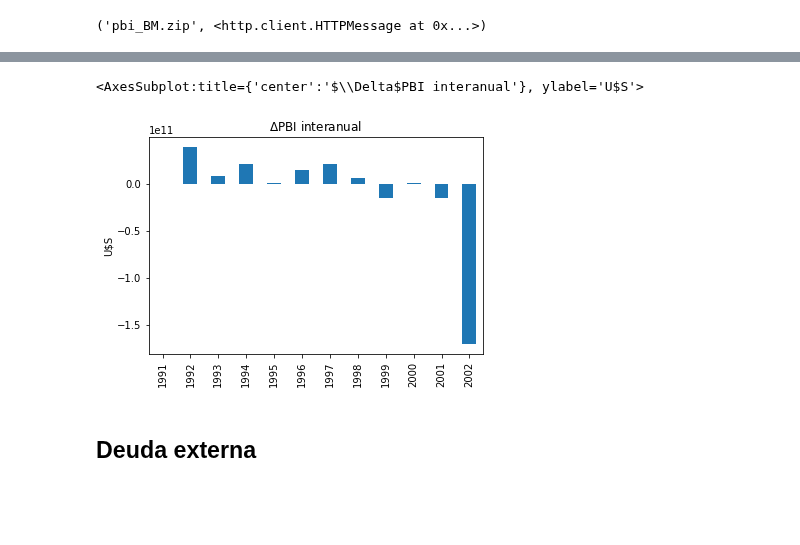
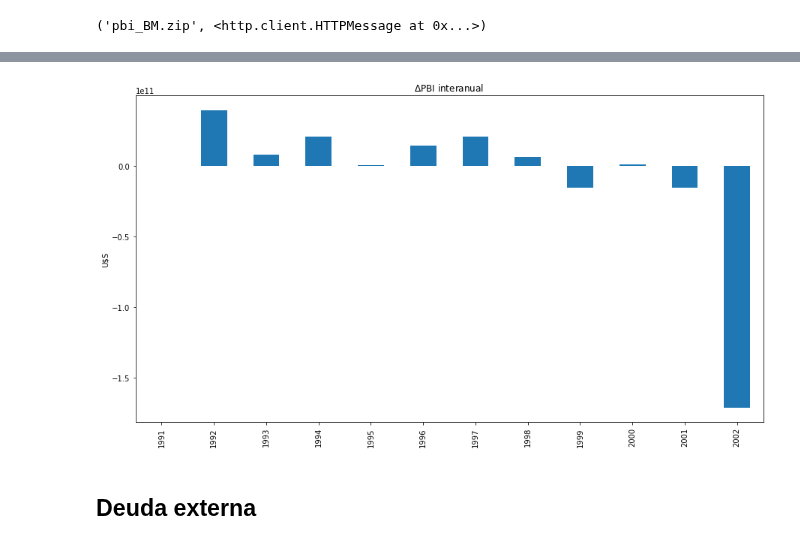
Before and after one commit to bettachini/SchwarzeKanal, a Jupyter notebook: carlosSaul.ipynb, the cells around one changed output, grey strips where cells are left out. Drawn from its saved outputs; the diff is of its cells as text; code cells hidden in the pictures; blank space fills up the shorter version.

```diff
--- a/carlosSaul.ipynb
+++ b/carlosSaul.ipynb
@@ -107,8 +117,7 @@ delta_pbi_BM_AR_Carlo
 # %%
-(delta_pbi_BM_AR_Carlo.T).plot(kind='bar', legend=False, ylabel='U$S', title='$\Delta$PBI interanual')
+plota = (delta_pbi_BM_AR_Carlo.T).plot(kind='bar', legend=False, ylabel='U$S', title='$\Delta$PBI interanual', figsize=(15,8) )
 # %% [output]
-<AxesSubplot:title={'center':'$\\Delta$PBI interanual'}, ylabel='U$S'>
-[figure, old version]
+[figure, new version]
 # %% [markdown]
 ## Deuda externa
 # %% [markdown]
```
Also changed, not shown: parts of 14 cells of this notebook.
